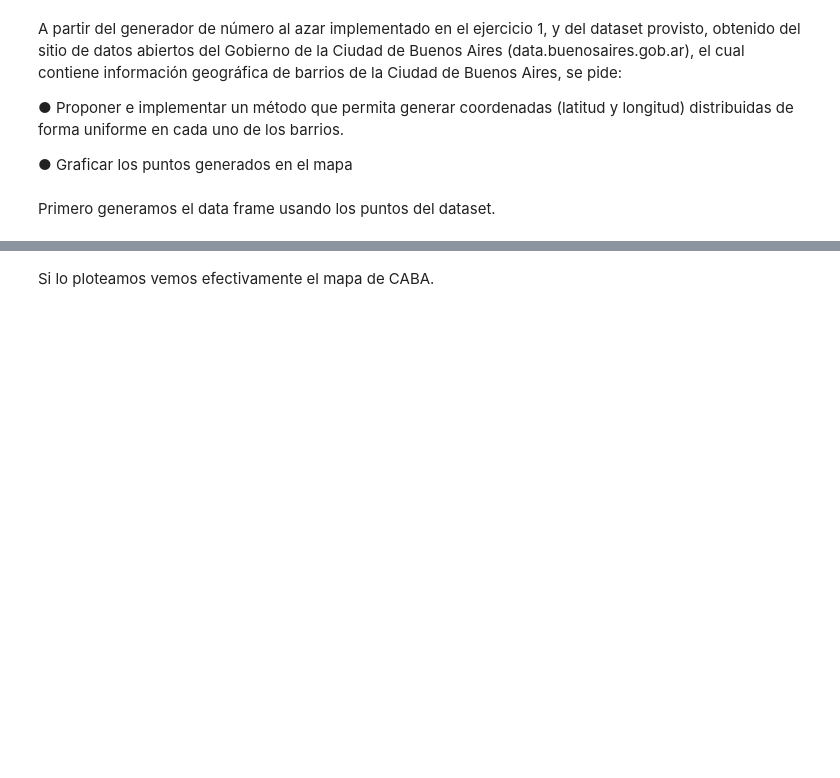
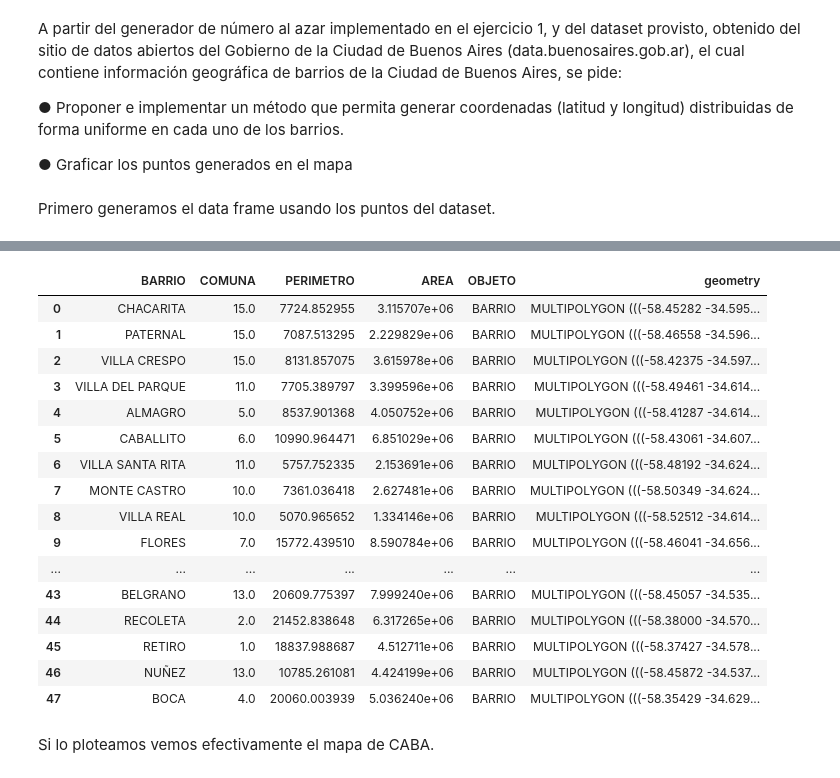
Before and after one commit to delpinor/tp-simulacion, a Jupyter notebook: TP1/ej_01.ipynb, the cells around one changed output, grey strips where cells are left out. Drawn from its saved outputs; the diff is of its cells as text; code cells hidden in the pictures; blank space fills up the shorter version.

```diff
--- a/TP1/ej_01.ipynb
+++ b/TP1/ej_01.ipynb
@@ -942,3 +929,24 @@ df_capital_federal
+# %%
+caba = gpd.GeoDataFrame.from_file('caba_barrios.json')
+caba
+# %% [output]
+|  | BARRIO | COMUNA | PERIMETRO | AREA | OBJETO | geometry |
+| 0 | CHACARITA | 15.0 | 7724.852955 | 3.115707e+06 | BARRIO | MULTIPOLYGON (((-58.45282 -34.595... |
+| 1 | PATERNAL | 15.0 | 7087.513295 | 2.229829e+06 | BARRIO | MULTIPOLYGON (((-58.46558 -34.596... |
+| 2 | VILLA CRESPO | 15.0 | 8131.857075 | 3.615978e+06 | BARRIO | MULTIPOLYGON (((-58.42375 -34.597... |
+| 3 | VILLA DEL PARQUE | 11.0 | 7705.389797 | 3.399596e+06 | BARRIO | MULTIPOLYGON (((-58.49461 -34.614... |
+| 4 | ALMAGRO | 5.0 | 8537.901368 | 4.050752e+06 | BARRIO | MULTIPOLYGON (((-58.41287 -34.614... |
+| 5 | CABALLITO | 6.0 | 10990.964471 | 6.851029e+06 | BARRIO | MULTIPOLYGON (((-58.43061 -34.607... |
+| 6 | VILLA SANTA RITA | 11.0 | 5757.752335 | 2.153691e+06 | BARRIO | MULTIPOLYGON (((-58.48192 -34.624... |
+| 7 | MONTE CASTRO | 10.0 | 7361.036418 | 2.627481e+06 | BARRIO | MULTIPOLYGON (((-58.50349 -34.624... |
+| 8 | VILLA REAL | 10.0 | 5070.965652 | 1.334146e+06 | BARRIO | MULTIPOLYGON (((-58.52512 -34.614... |
+| 9 | FLORES | 7.0 | 15772.439510 | 8.590784e+06 | BARRIO | MULTIPOLYGON (((-58.46041 -34.656... |
+| ... | ... | ... | ... | ... | ... | ... |
+| 43 | BELGRANO | 13.0 | 20609.775397 | 7.999240e+06 | BARRIO | MULTIPOLYGON (((-58.45057 -34.535... |
+| 44 | RECOLETA | 2.0 | 21452.838648 | 6.317265e+06 | BARRIO | MULTIPOLYGON (((-58.38000 -34.570... |
+| 45 | RETIRO | 1.0 | 18837.988687 | 4.512711e+06 | BARRIO | MULTIPOLYGON (((-58.37427 -34.578... |
+| 46 | NUÑEZ | 13.0 | 10785.261081 | 4.424199e+06 | BARRIO | MULTIPOLYGON (((-58.45872 -34.537... |
+| 47 | BOCA | 4.0 | 20060.003939 | 5.036240e+06 | BARRIO | MULTIPOLYGON (((-58.35429 -34.629... |
 # %% [markdown]
 Si lo ploteamos vemos efectivamente el mapa de CABA.
 # %%
```
Also changed, not shown: parts of 13 cells of this notebook.
